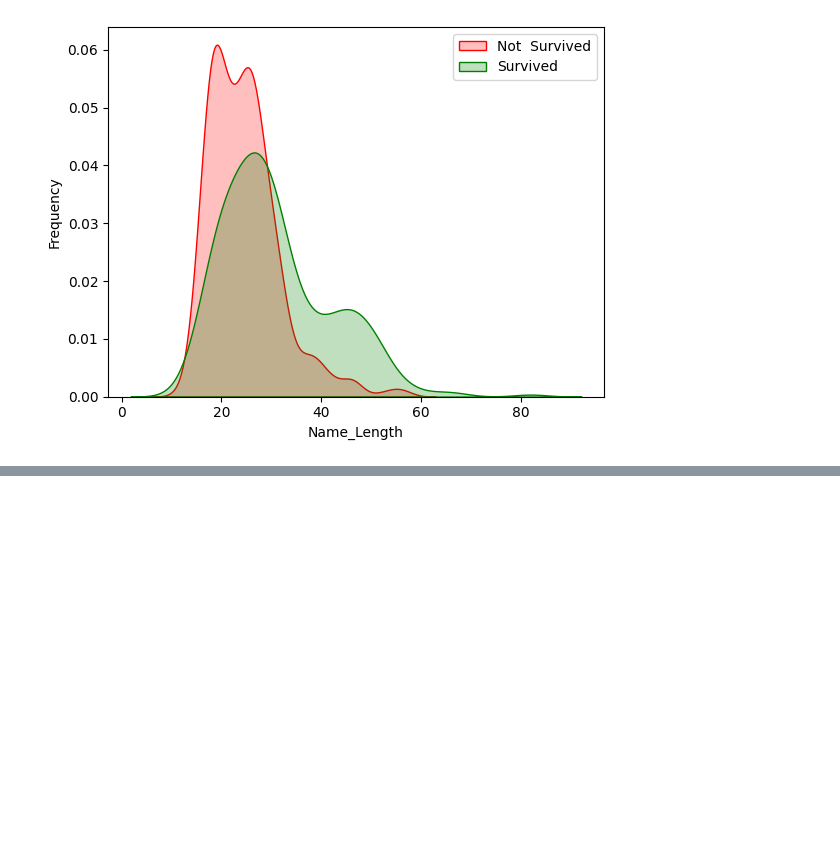
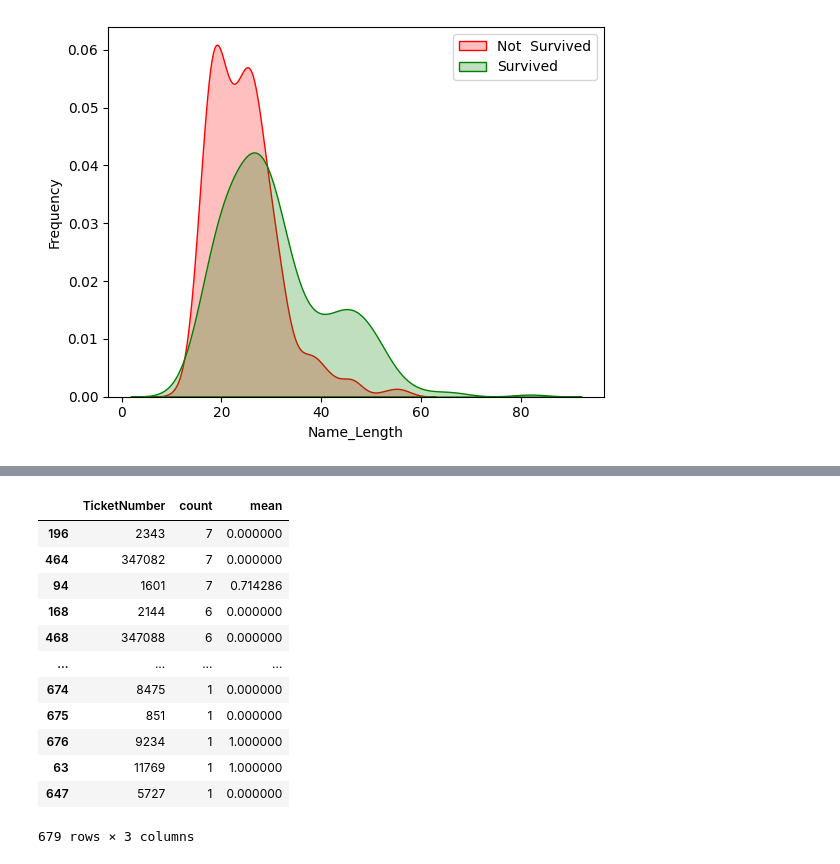
Before and after one commit to Endale2/Machine_Learning_Projects_Series, a Jupyter notebook: day_02_titanic_survival_prediction.ipynb, the cells around one changed output, grey strips where cells are left out. Drawn from its saved outputs; the diff is of its cells as text; code cells hidden in the pictures; blank space fills up the shorter version.

```diff
--- a/day_02_titanic_survival_prediction.ipynb
+++ b/day_02_titanic_survival_prediction.ipynb
@@ -349,0 +407,19 @@ g = g.legend(["Not  Survived" , "Survived"])
+# %%
+train_df['TicketNumber'] = train_df['Ticket'].apply(lambda x: pd.Series({'Ticket': x.split()[-1]}))
+test_df['TicketNumber'] = test_df['Ticket'].apply(lambda x: pd.Series({'Ticket': x.split()[-1]}))
+# %%
+train_df.groupby(['TicketNumber'], as_index=False)['Survived'].agg(['count', 'mean']).sort_values('count', ascending=False)
+# %% [output]
+|  | TicketNumber | count | mean |
+| 196 | 2343 | 7 | 0.000000 |
+| 464 | 347082 | 7 | 0.000000 |
+| 94 | 1601 | 7 | 0.714286 |
+| 168 | 2144 | 6 | 0.000000 |
+| 468 | 347088 | 6 | 0.000000 |
+| ... | ... | ... | ... |
+| 674 | 8475 | 1 | 0.000000 |
+| 675 | 851 | 1 | 0.000000 |
+| 676 | 9234 | 1 | 1.000000 |
+| 63 | 11769 | 1 | 1.000000 |
+| 647 | 5727 | 1 | 0.000000 |
+679 rows × 3 columns
```
Also changed, not shown: parts of 5 cells of this notebook.
